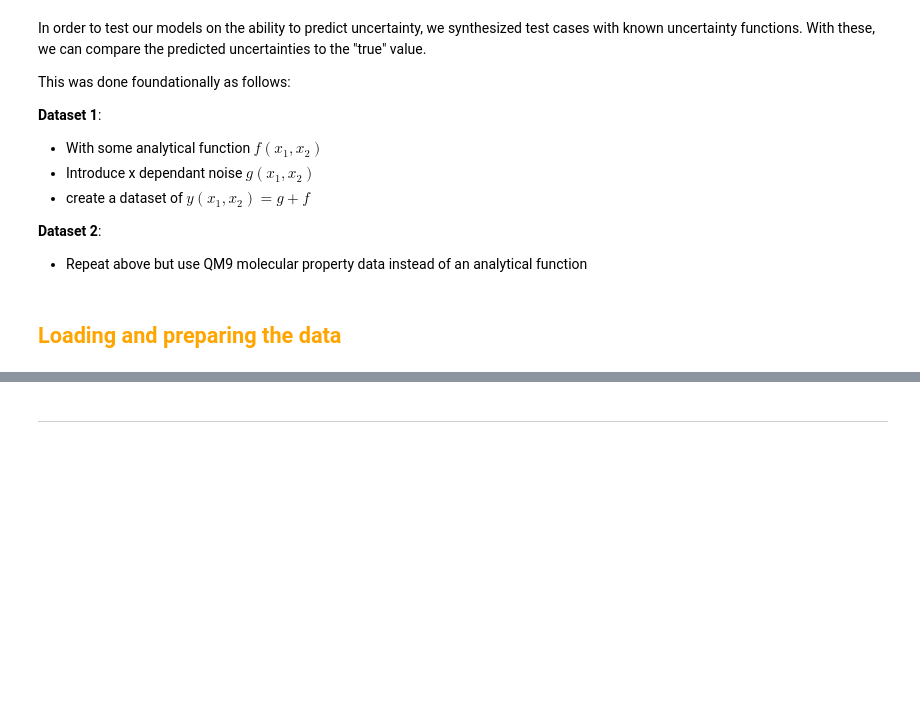
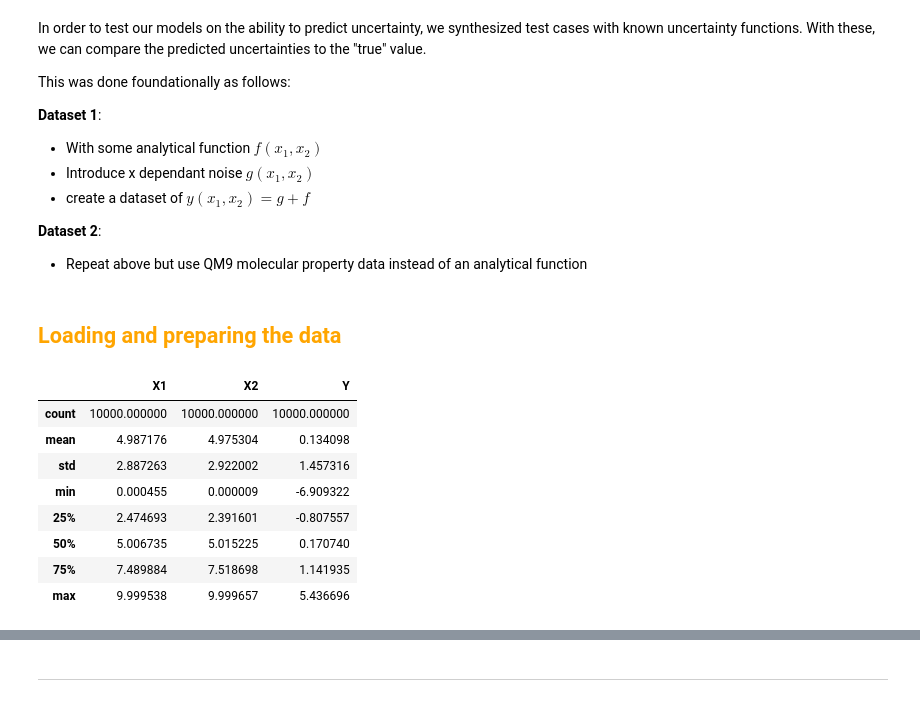
Before and after one commit to GANdy-team/GANdy, a Jupyter notebook: examples/Package_demo.ipynb, the cells around one changed output, grey strips where cells are left out. Saved outputs shown, nothing was run; the diff lists cells and outputs as text; code cells hidden in the pictures; blank space fills up the shorter version.

```diff
--- a/examples/Package_demo.ipynb
+++ b/examples/Package_demo.ipynb
@@ -28,0 +39,13 @@ __Dataset 2__:
+# %%
+df_analytical = gandy_datagen.generate_analytical_data(to_csv=False)
+df_analytical.describe()
+# %% [output]
+|  | X1 | X2 | Y |
+| count | 10000.000000 | 10000.000000 | 10000.000000 |
+| mean | 4.987176 | 4.975304 | 0.134098 |
+| std | 2.887263 | 2.922002 | 1.457316 |
+| min | 0.000455 | 0.000009 | -6.909322 |
+| 25% | 2.474693 | 2.391601 | -0.807557 |
+| 50% | 5.006735 | 5.015225 | 0.170740 |
+| 75% | 7.489884 | 7.518698 | 1.141935 |
+| max | 9.999538 | 9.999657 | 5.436696 |
```
Also changed, not shown: parts of 42 cells of this notebook, 2 other files.
